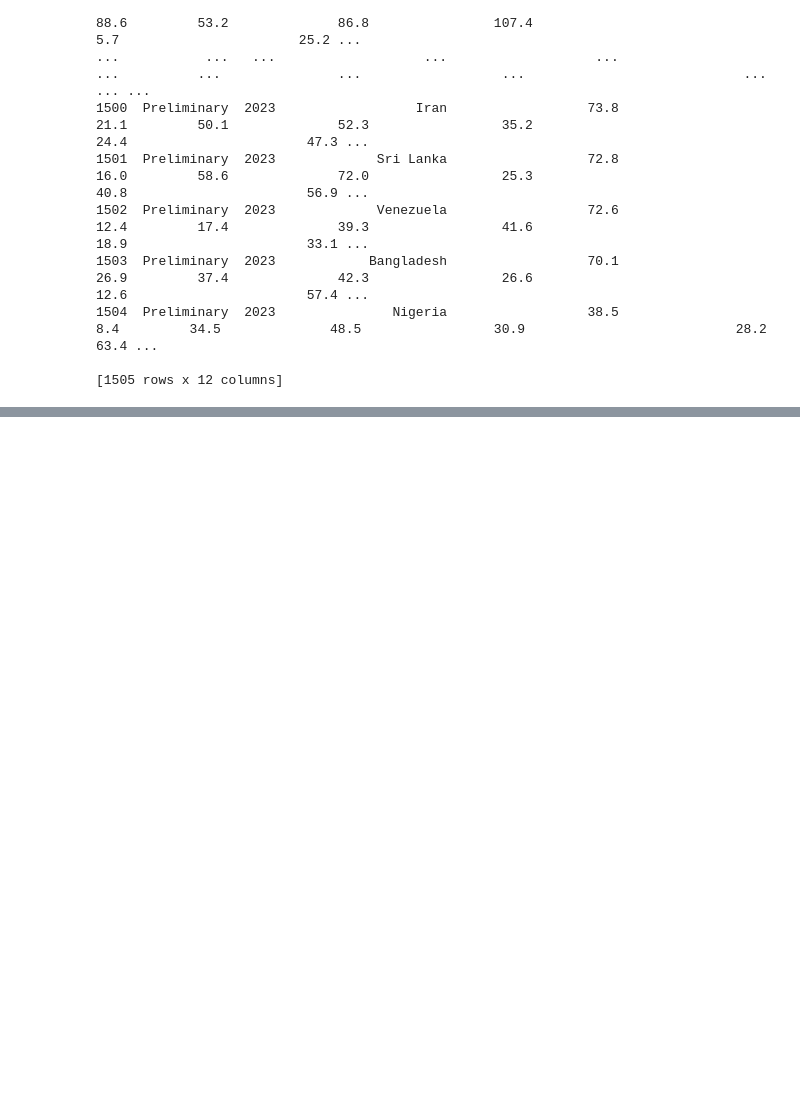
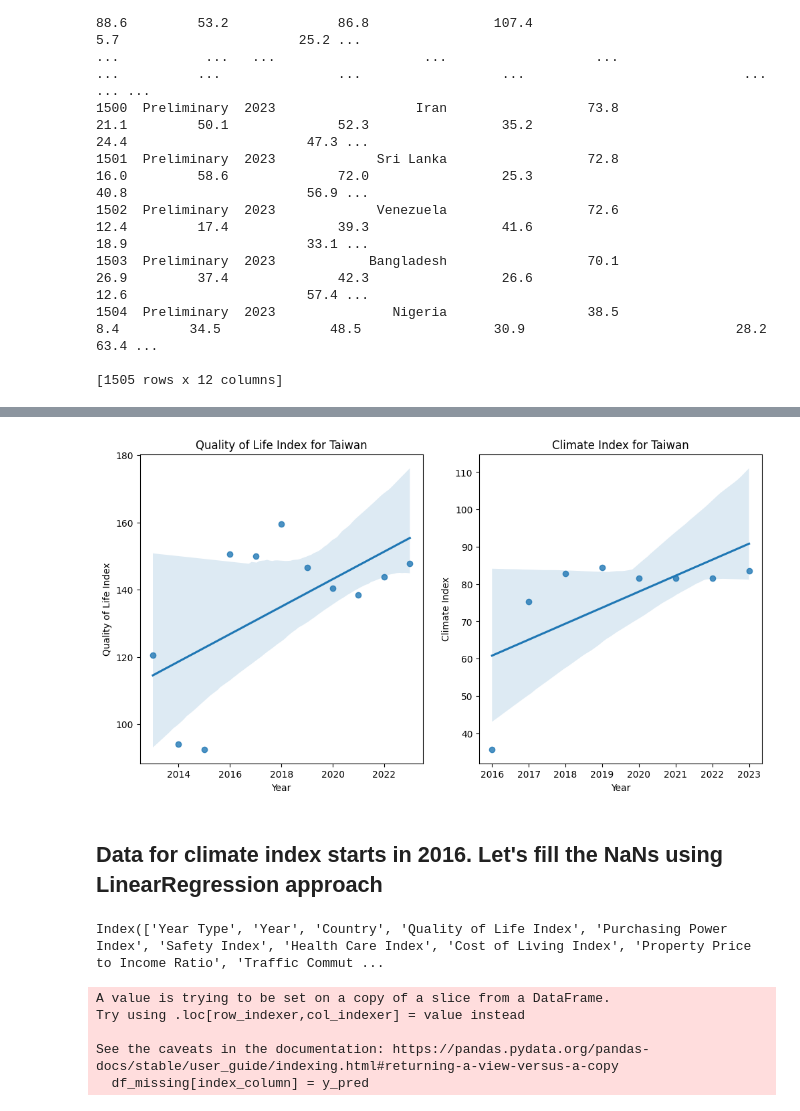
Before and after one commit to Milanomac/data-science-python, a Jupyter notebook: web-scraping/numbeo_scraping.ipynb, the cells around one changed output, grey strips where cells are left out. Drawn from its saved outputs; the diff is of its cells as text; code cells hidden in the pictures; blank space fills up the shorter version.

Commit message:
Estimating Climate Index using Linear Regression and presenting imputed results in a df and graphs

```diff
--- a/web-scraping/numbeo_scraping.ipynb
+++ b/web-scraping/numbeo_scraping.ipynb
@@ -167,2 +97,8 @@ result_df
+# %%
+# concatenate filtered_df and result_df and remove the duplicates
+new_df = pd.concat([end_year_df, filtered_df], ignore_index=True)
+# %%
+# Remove duplicates in new_df
+new_df = new_df.drop_duplicates(subset=['Country', 'Year'], keep='last')
 # %%
 # export to csv ignoring the index
@@ -169,0 +128,4 @@ result_df.to_csv('numbeo.csv', index=False)
+# %%
+# convert all columns to numeric
+new_df = new_df.apply(pd.to_numeric, errors='ignore')
+new_df.info()
@@ -169,0 +168,31 @@ result_df.to_csv('numbeo.csv', index=False)
+# %%
+import numpy as np
+
+# Fill all '-' values with NaN
+new_df = new_df.replace('-', np.nan)
+
+new_df['Climate Index'] = new_df['Climate Index'].astype(float)
+# %%
+group = new_df[new_df['Country'] == 'Taiwan']
+import matplotlib.pyplot as plt
+import seaborn as sns
+
+# Plot several regplots on the same figure, one for Quality of life, one for Climate Index
+fig, axes = plt.subplots(1, 2, figsize=(12, 6))
+
+sns.regplot(x='Year', y='Quality of Life Index', data=group, ax=axes[0])
+sns.regplot(x='Year', y='Climate Index', data=group, ax=axes[1])
+
+# Add titles
+axes[0].set_title('Quality of Life Index for Taiwan')
+axes[1].set_title('Climate Index for Taiwan')
+
+plt.show()
+# %% [output]
+[figure, added]
+# %% [markdown]
+## Data for climate index starts in 2016. Let's fill the NaNs using LinearRegression approach
+# %%
+new_df.columns
+# %% [output]
+Index(['Year Type', 'Year', 'Country', 'Quality of Life Index', 'Purchasing Power Index', 'Safety Index', 'Health Care Index', 'Cost of Living Index', 'Property Price to Income Ratio', 'Traffic Commut ...
@@ -169,0 +205,22 @@ result_df.to_csv('numbeo.csv', index=False)
+# %%
+for index_column in ['Climate Index']:
+    # Prepare the data for linear regression
+    X_train = df_available[['Year'] + df_available.columns[df_available.columns.str.startswith('Country_')].tolist()]
+    y_train = df_available[index_column]
+    X_test = df_missing[['Year'] + df_missing.columns[df_missing.columns.str.startswith('Country_')].tolist()]
+
+    # Fit the linear regression model
+    model = LinearRegression()
+    model.fit(X_train, y_train)
+
+    # Predict the missing values
+    y_pred = model.predict(X_test)
+
+    # Fill in the missing values in the original dataframe
+    df_missing[index_column] = y_pred
+# %% [output]
+A value is trying to be set on a copy of a slice from a DataFrame.
+Try using .loc[row_indexer,col_indexer] = value instead
+
+See the caveats in the documentation: https://pandas.pydata.org/pandas-docs/stable/user_guide/indexing.html#returning-a-view-versus-a-copy
+  df_missing[index_column] = y_pred
```
Also changed, not shown: parts of 22 cells of this notebook.
